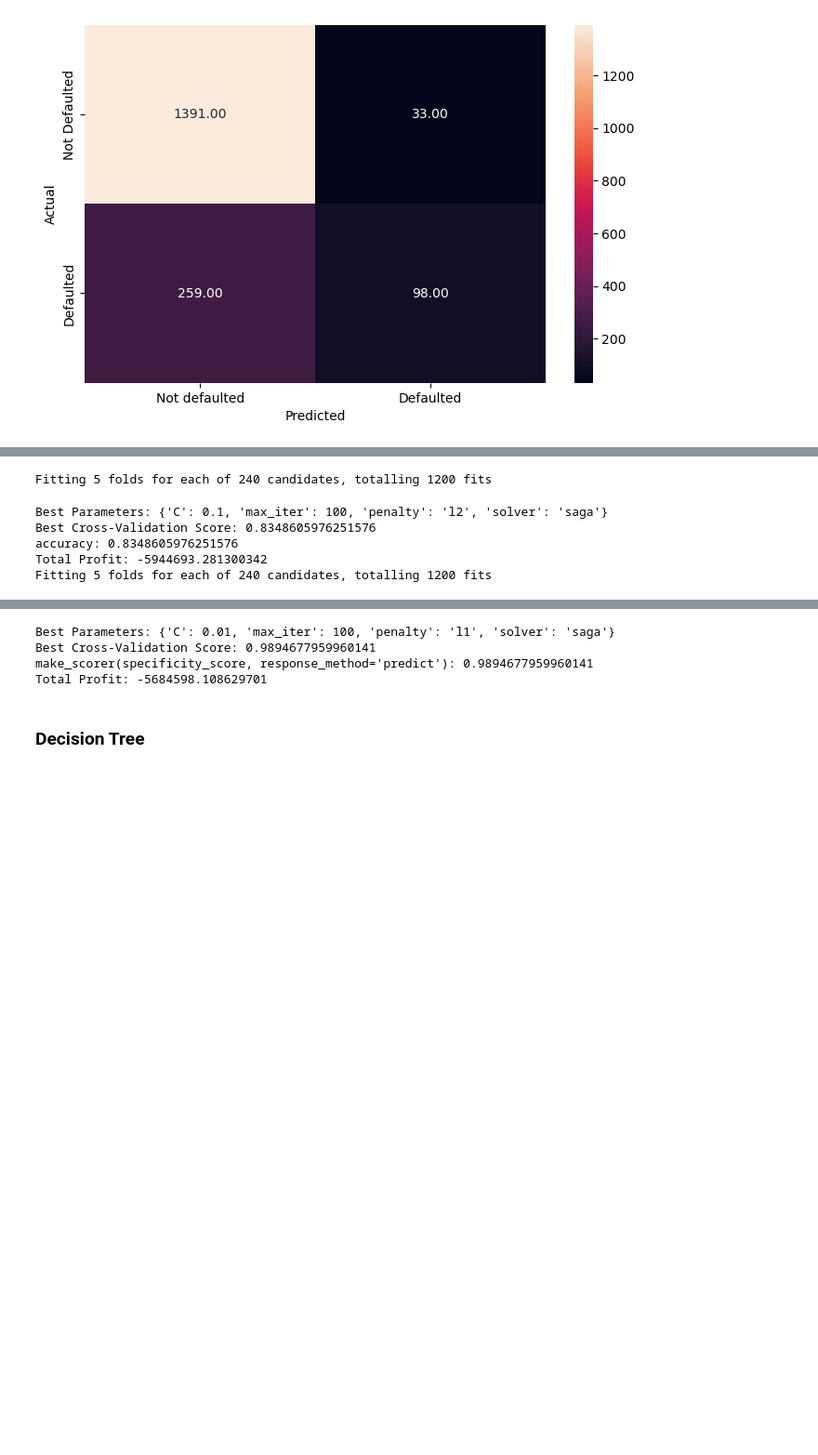
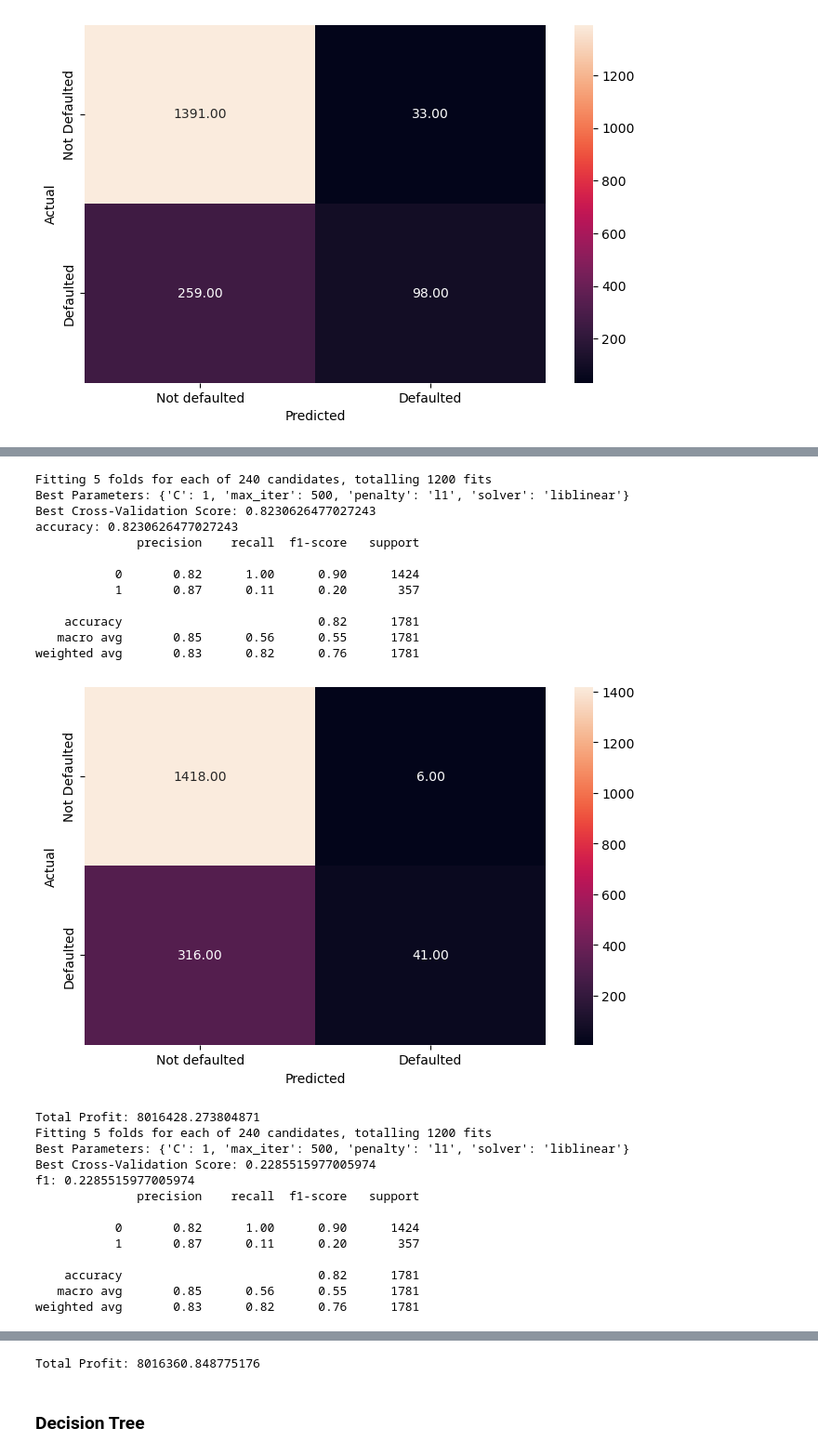
Before and after one commit to vmagar1729/analytiqbit, a Jupyter notebook: notebooks/Capstone_Project_Reference_Notebook_Loan_Default_Prediction_Full_Code.ipynb, the cells around one changed output, grey strips where cells are left out. Shown at 93% size. Saved outputs shown, nothing was run; the diff lists cells and outputs as text; code cells hidden in the pictures; blank space fills up the shorter version.

```diff
--- a/notebooks/Capstone_Project_Reference_Notebook_Loan_Default_Prediction_Full_Code.ipynb
+++ b/notebooks/Capstone_Project_Reference_Notebook_Loan_Default_Prediction_Full_Code.ipynb
@@ -1507,6 +1494,6 @@ weighted avg       0.82      0.77      0.79      1781
 # %%
 # Checking the performance on the training data
 pred_train_balanced = lg_balanced.predict_proba(X_scaled)
-default_model['prob_default'] = pred_train_balanced # Add predictions to the original dataset
+default_model['prob_default'] = pred_train_balanced[:, 1]  # Add predictions to the original dataset
 # %%
 # Calculate profit and loss for the tailored dataset
@@ -1519,29 +1506,47 @@ Total expected Profit: -1893100.824400973
 # %%
-# Step 1: Define specificity calculation function
-def specificity_score(y_true, y_pred):
+# Step 1: Define profit maximization calculation function
+def profit_score(y_true, y_pred, alpha=1, beta=1):
     """
-    Calculate specificity (true negative rate).
+    Custom score to maximize TN and minimize FP and FN.
+
+    Parameters:
+    - y_true: array-like, true labels
+    - y_pred: array-like, predicted labels
+    - alpha: float, weight for penalizing FP
+    - beta: float, weight for penalizing FN
+
+    Returns:
+    - float: computed score
     """
+    # Compute confusion matrix
     tn, fp, fn, tp = confusion_matrix(y_true, y_pred).ravel()
-    return tn / (tn + fp)
+
+    # Avoid division by zero
+    denominator = tn + alpha * fp + beta * fn
+    if denominator == 0:
+        return 0
+
+    # Custom score
+    score = tn / denominator
+    return score
 
 # Step 2: Create a custom scorer using make_scorer
-specificity_scorer = make_scorer(specificity_score)
+profit_scorer = make_scorer(profit_score, alpha=1, beta=2)
 
 # Define the model
-log_reg = LogisticRegression()
+log_reg = LogisticRegression(class_weight={0: 4.0, 1: 1.0})
 
 # Define the parameter grid to search over
 param_grid = {
     'penalty': ['l1', 'l2', 'elasticnet', 'none'],  # Regularization techniques
     'C': [0.01, 0.1, 1, 10, 100],  # Regularization strength
     'solver': ['lbfgs', 'liblinear', 'saga'],  # Solvers compatible with l1 and elasticnet penalties
-    'max_iter': [100, 200, 500, 1000]  # Number of iterations for convergence
+    'max_iter': [500, 1000, 2000, 3000]  # Number of iterations for convergence
 }
 
 # Define scoring metric
 scorer = make_scorer(precision_score)
-optimum = ['accuracy', 'f1', 'recall', 'precision', specificity_scorer]
+optimum = ['accuracy', 'f1', 'recall', 'precision', profit_scorer]
 
 for opt in optimum:
     # Set up GridSearchCV
@@ -1549,36 +1554,59 @@ for opt in optimum:
         estimator=log_reg,
         param_grid=param_grid,
         scoring=opt,  # Choose your metric here
         cv=5,  # 5-fold cross-validation
         verbose=1,  # Print progress
         n_jobs=-1  # Use all available processors
     )
 
     # Perform the grid search on the training data
     grid_search.fit(x_train, y_train)
 
     # Get the best parameters and best score
     best_params = grid_search.best_params_
     best_score = grid_search.best_score_
 
     print("Best Parameters:", best_params)
     print("Best Cross-Validation Score:", best_score)
 
     # Test the optimized model on the test set
     best_model = grid_search.best_estimator_
     test_accuracy = best_model.score(x_test, y_test)
     print(f"{opt}:", grid_search.best_score_)
 
+    y_grid = best_model.predict(x_test)
+    metrics_score(y_test, y_grid)
+
     pred_train_best = best_model.predict_proba(X_scaled)
-    default_model['prob_default'] = pred_train_best # Add predictions to the original dataset
+    default_model['prob_default'] = pred_train_best[:, 1] # Add predictions to the original dataset
 
     result = calculate_expected(default_model, 'loan_amount_approved', 0.085)
 
     print("Total Profit:", result)
 # %% [output]
 Fitting 5 folds for each of 240 candidates, totalling 1200 fits
+Best Parameters: {'C': 1, 'max_iter': 500, 'penalty': 'l1', 'solver': 'liblinear'}
+Best Cross-Validation Score: 0.8230626477027243
+accuracy: 0.8230626477027243
+              precision    recall  f1-score   support
+
+           0       0.82      1.00      0.90      1424
+           1       0.87      0.11      0.20       357
+
+    accuracy                           0.82      1781
+   macro avg       0.85      0.56      0.55      1781
+weighted avg       0.83      0.82      0.76      1781
+[figure, added]
-Best Parameters: {'C': 0.1, 'max_iter': 100, 'penalty': 'l2', 'solver': 'saga'}
-Best Cross-Validation Score: 0.8348605976251576
-accuracy: 0.8348605976251576
-Total Profit: -5944693.281300342
+Total Profit: 8016428.273804871
 Fitting 5 folds for each of 240 candidates, totalling 1200 fits
+Best Parameters: {'C': 1, 'max_iter': 500, 'penalty': 'l1', 'solver': 'liblinear'}
+Best Cross-Validation Score: 0.2285515977005974
+f1: 0.2285515977005974
+              precision    recall  f1-score   support
+
+           0       0.82      1.00      0.90      1424
+           1       0.87      0.11      0.20       357
+
+    accuracy                           0.82      1781
+   macro avg       0.85      0.56      0.55      1781
+weighted avg       0.83      0.82      0.76      1781
@@ -1600,7 +1656,4 @@ Fitting 5 folds for each of 240 candidates, totalling 1200 fits
-Best Parameters: {'C': 0.01, 'max_iter': 100, 'penalty': 'l1', 'solver': 'saga'}
-Best Cross-Validation Score: 0.9894677959960141
-make_scorer(specificity_score, response_method='predict'): 0.9894677959960141
-Total Profit: -5684598.108629701
+Total Profit: 8016360.848775176
 # %% [markdown]
 ### Decision Tree
 # %% [markdown]
```
Also changed, not shown: parts of 12 cells of this notebook, 2 other files.
